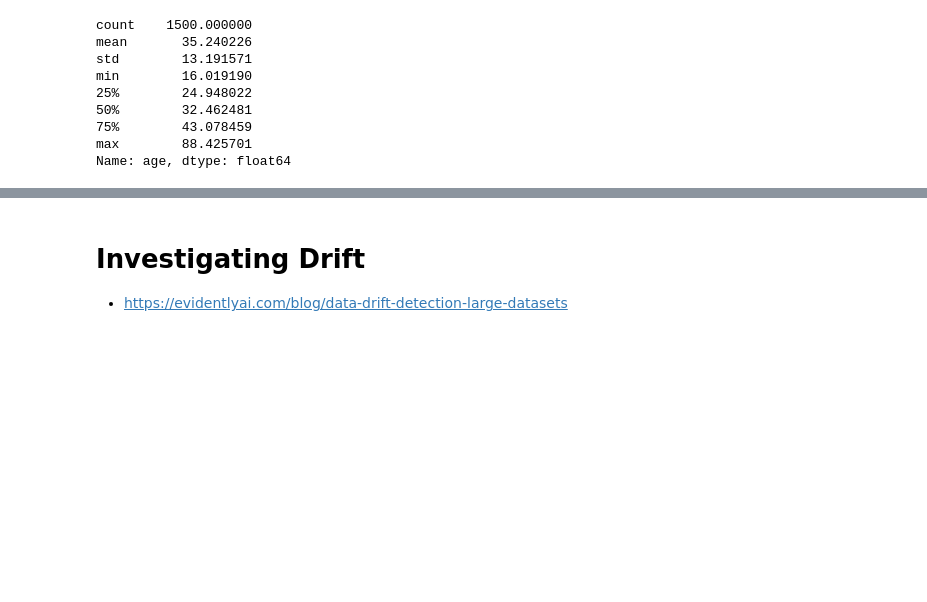
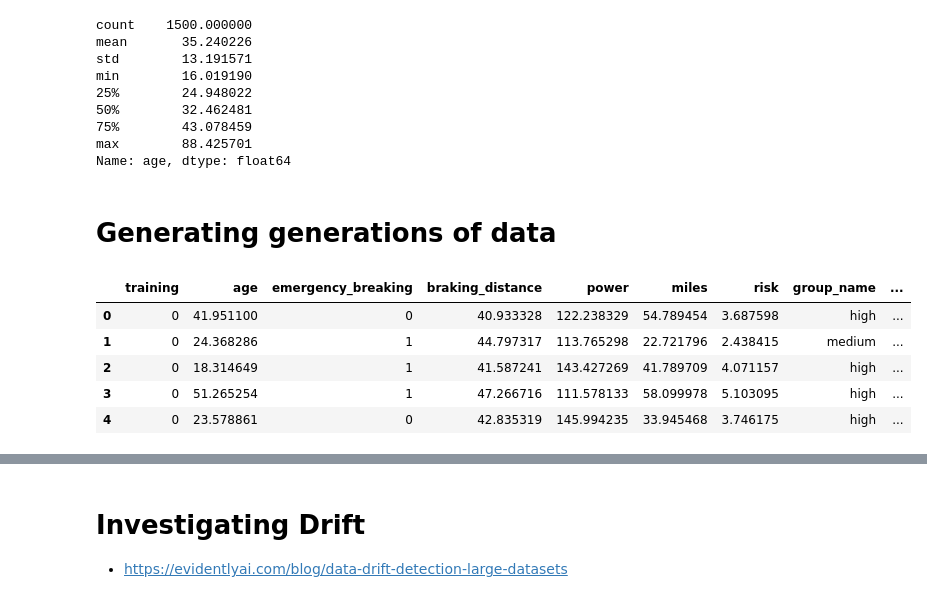
Before and after one commit to openknowledge/mlops, a Jupyter notebook: data/generate-causal.ipynb, the cells around one changed output, grey strips where cells are left out. Saved outputs shown, nothing was run; the diff lists cells and outputs as text; code cells hidden in the pictures; blank space fills up the shorter version.

Commit message:
data: reference and production

```diff
--- a/data/generate-causal.ipynb
+++ b/data/generate-causal.ipynb
@@ -918,3 +920,5 @@ min        16.019190
 75%        43.078459
 max        88.425701
 Name: age, dtype: float64
+# %% [markdown]
+# Generating generations of data
@@ -920,0 +936,32 @@ Name: age, dtype: float64
+# %%
+# fist full data set, used for training
+reference = generate_aged_data(0)
+# all generated data in order of appearance over time, except for the reference
+production = None
+
+for iteration in range(1, 37):
+    generated_data = generate_aged_data(iteration)
+    if production is None:
+        production = generated_data.copy()
+    else:
+        production = production.append(generated_data, ignore_index=True)
+    file_name = f'./month-{iteration}.csv'
+    generated_data.to_csv(file_name, index=False, sep=';')
+
+
+file_name = './reference.csv'
+reference.to_csv(file_name, index=False, sep=';')
+
+# production data does not have gt
+production.drop(['risk', 'group_name', 'group'], axis=1, inplace=True)
+file_name = f'./production.csv'
+production.to_csv(file_name, index=False, sep=';')
+# %%
+reference.head()
+# %% [output]
+|  | training | age | emergency_breaking | braking_distance | power | miles | risk | group_name | ... |
+| 0 | 0 | 41.951100 | 0 | 40.933328 | 122.238329 | 54.789454 | 3.687598 | high | ... |
+| 1 | 0 | 24.368286 | 1 | 44.797317 | 113.765298 | 22.721796 | 2.438415 | medium | ... |
+| 2 | 0 | 18.314649 | 1 | 41.587241 | 143.427269 | 41.789709 | 4.071157 | high | ... |
+| 3 | 0 | 51.265254 | 1 | 47.266716 | 111.578133 | 58.099978 | 5.103095 | high | ... |
+| 4 | 0 | 23.578861 | 0 | 42.835319 | 145.994235 | 33.945468 | 3.746175 | high | ... |
```
Also changed, not shown: parts of 69 cells of this notebook, 39 other files.
